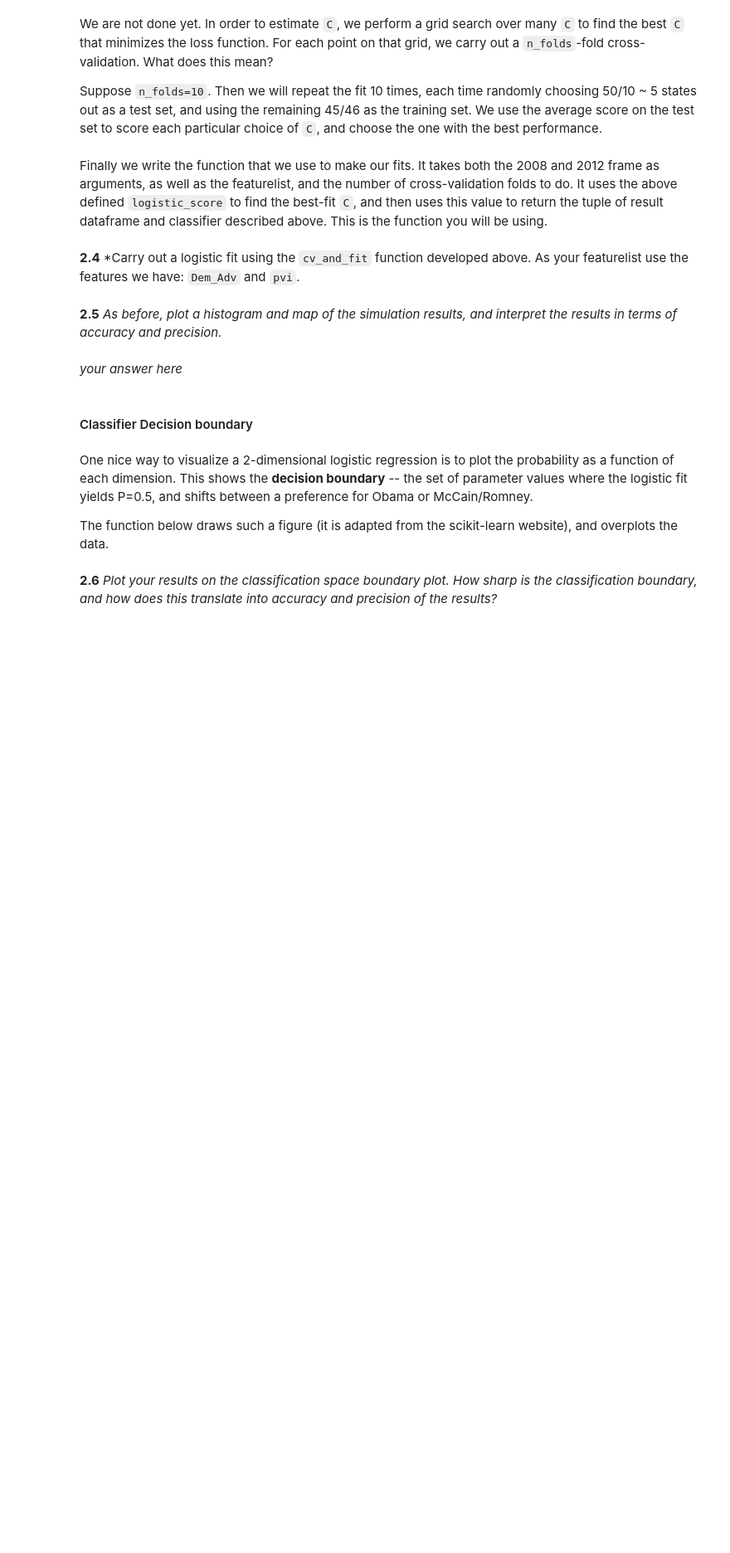
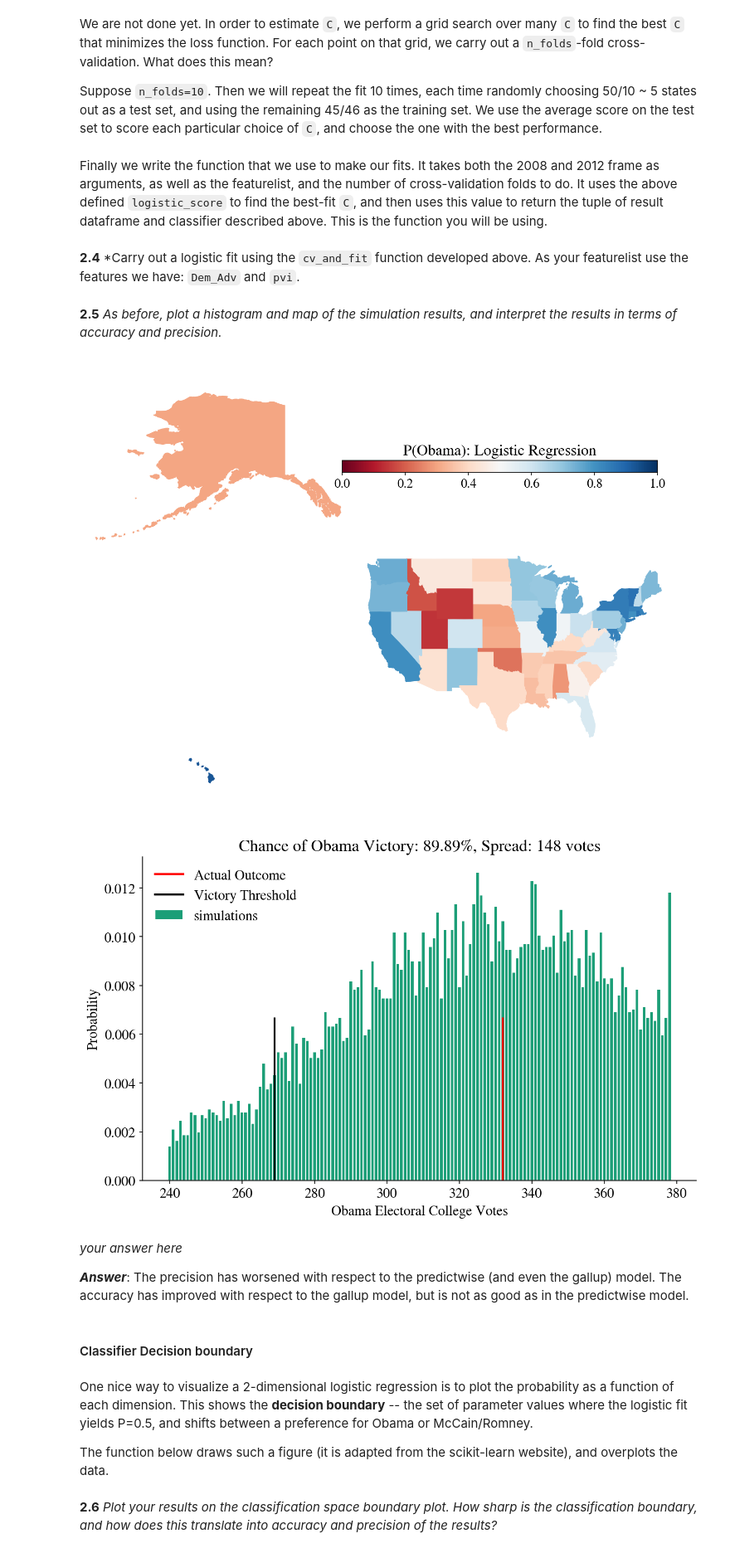
Before and after one commit to delafields/ml-notes, a Jupyter notebook: workshops&tutorials/CS109-DataScience/HW/HW2.ipynb, the cells around one changed output. Shown at 83% size. Drawn from its saved outputs; the diff is of its cells as text; code cells hidden in the pictures; blank space fills up the shorter version.

```diff
--- a/workshops&tutorials/CS109-DataScience/HW/HW2.ipynb
+++ b/workshops&tutorials/CS109-DataScience/HW/HW2.ipynb
@@ -970,27 +972,33 @@ We use the above function to get the label vector and feature-sample matrix for
 # %%
 def fit_logistic(frame2008, frame2012, featureslist, reg=0.0001):
     y, X = prepare_features(frame2008, featureslist)
-    clf2 = LogisticRegression(C=reg)
+
+    clf2 = LogisticRegression(C=reg, solver='lbfgs')
     clf2.fit(X, y)
+
     X_new = frame2012[featureslist]
     obama_probs = clf2.predict_proba(X_new)[:, 1]
 
     df = pd.DataFrame(index=frame2012.index)
     df['Obama'] = obama_probs
+
     return df, clf2
 # %% [markdown]
 We are not done yet. In order to estimate `C`, we perform a grid search over many `C` to find the best `C` that minimizes the loss function. For each point on that grid, we carry out a `n_folds`-fold cross-validation. What does this mean?
 
 Suppose `n_folds=10`. Then we will repeat the fit 10 times, each time randomly choosing 50/10 ~ 5 states out as a test set, and using the remaining 45/46 as the training set. We use the average score on the test set to score each particular choice of `C`, and choose the one with the best performance.
 # %%
-from sklearn.grid_search import GridSearchCV
+from sklearn.model_selection import GridSearchCV
 
 def cv_optimize(frame2008, featureslist, n_folds=10, num_p=100):
     y, X = prepare_features(frame2008, featureslist)
-    clf = LogisticRegression()
+
+    clf = LogisticRegression(solver='lbfgs')
+
     parameters = {"C": np.logspace(-4, 3, num=num_p)}
-    gs = GridSearchCV(clf, param_grid=parameters, cv=n_folds)
+    gs = GridSearchCV(clf, param_grid=parameters, cv=n_folds, iid=False)
     gs.fit(X, y)
+
     return gs.best_params_, gs.best_score_
 # %% [markdown]
 Finally we write the function that we use to make our fits. It takes both the 2008 and 2012 frame as arguments, as well as the featurelist, and the number of cross-validation folds to do. It uses the above defined `logistic_score` to find the best-fit `C`, and then uses this value to return the tuple of result dataframe and classifier described above. This is the function you will be using.
@@ -1003,8 +1013,17 @@ def cv_and_fit(frame2008, frame2012, featureslist, n_folds=5):
 **2.4** *Carry out a logistic fit using the `cv_and_fit` function developed above. As your featurelist use the features we have: `Dem_Adv` and `pvi`.
 # %%
 #your code here
+model, lr = cv_and_fit(e2008, e2012, featureslist=['Dem_Adv', 'pvi'])
 # %% [markdown]
 **2.5** *As before, plot a histogram and map of the simulation results, and interpret the results in terms of accuracy and precision.*
 # %%
 #code to make the histogram
 #your code here
+model = model.join(electoral_votes)
+make_map(model.Obama, "P(Obama): Logistic Regression")
+plt.show()
+prediction = simulate_election(model, 10000)
+plot_simulation(prediction)
+# %% [output]
+[figure, added]
+[figure, added]
@@ -1014,5 +1030,7 @@ def cv_and_fit(frame2008, frame2012, featureslist, n_folds=5):
-# %% [markdown]
-*your answer here*
+# %% [markdown]
+*your answer here*
+
+***Answer***: The precision has worsened with respect to the predictwise (and even the gallup) model. The accuracy has improved with respect to the gallup model, but is not as good as in the predictwise model.
 # %% [markdown]
 #### Classifier Decision boundary
 # %% [markdown]
```
Also changed, not shown: parts of 25 cells of this notebook, 2 other files.
